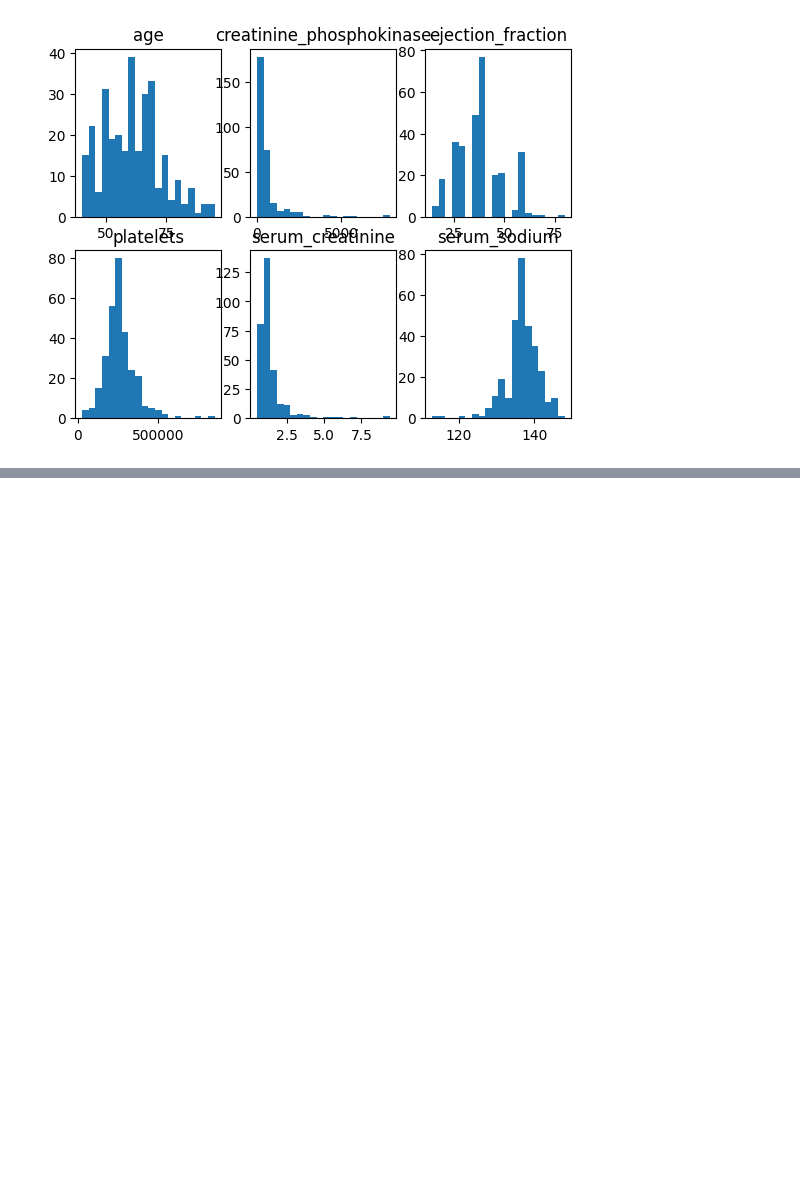
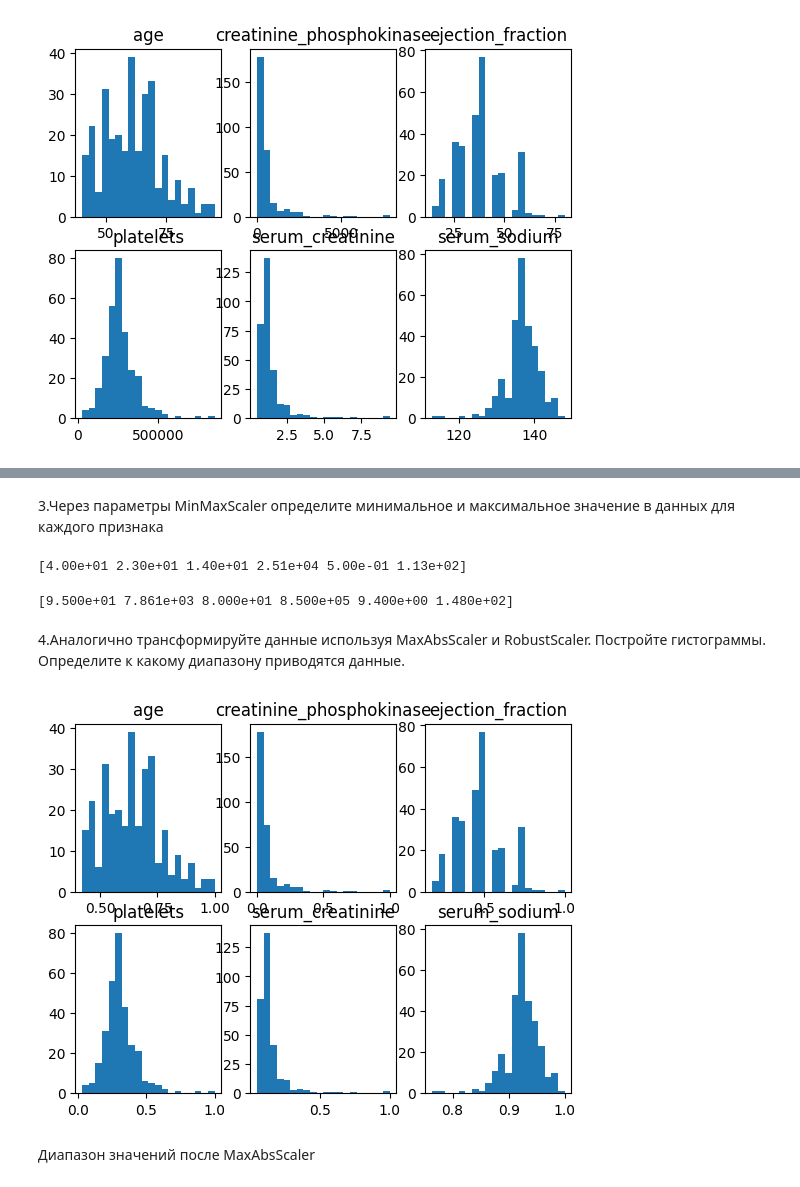
Before and after one commit to AlekseyS17/Labs, a Jupyter notebook: Lab1_Safrygin.ipynb, the cells around one changed output, grey strips where cells are left out. Cells and saved outputs as stored; diff of their text form; code cells hidden in the pictures; blank space fills up the shorter version.

```diff
--- a/Lab1_Safrygin.ipynb
+++ b/Lab1_Safrygin.ipynb
@@ -49,0 +406,39 @@ plt.show()
+# %% [markdown]
+3.Через параметры MinMaxScaler определите минимальное и максимальное значение в
+данных для каждого признака
+# %%
+print(min_max_scaler.data_min_)
+# %% [output]
+[4.00e+01 2.30e+01 1.40e+01 2.51e+04 5.00e-01 1.13e+02]
+# %%
+print(min_max_scaler.data_max_)
+# %% [output]
+[9.500e+01 7.861e+03 8.000e+01 8.500e+05 9.400e+00 1.480e+02]
+# %% [markdown]
+4.Аналогично трансформируйте данные используя MaxAbsScaler и RobustScaler. Постройте
+гистограммы. Определите к какому диапазону приводятся данные.
+# %%
+max_abs_scaler = preprocessing.MaxAbsScaler().fit_transform(data)
+
+fig, axs = plt.subplots(2,3)
+axs[0, 0].hist(max_abs_scaler[:,0], bins = n_bins)
+axs[0, 0].set_title('age')
+axs[0, 1].hist(max_abs_scaler[:,1], bins = n_bins)
+axs[0, 1].set_title('creatinine_phosphokinase')
+axs[0, 2].hist(max_abs_scaler[:,2], bins = n_bins)
+axs[0, 2].set_title('ejection_fraction')
+axs[1, 0].hist(max_abs_scaler[:,3], bins = n_bins)
+axs[1, 0].set_title('platelets')
+axs[1, 1].hist(max_abs_scaler[:,4], bins = n_bins)
+axs[1, 1].set_title('serum_creatinine')
+axs[1, 2].hist(max_abs_scaler[:,5], bins = n_bins)
+axs[1, 2].set_title('serum_sodium')
+plt.show()
+
+max_abs_scaler_df = pd.DataFrame(max_abs_scaler, columns=dataset_df.columns)
+max_abs_min = max_abs_scaler_df.min()
+max_abs_max = max_abs_scaler_df.max()
+# %% [output]
+[figure, added]
+# %% [markdown]
+Диапазон значений после MaxAbsScaler
```
Also changed, not shown: parts of 93 cells of this notebook.
